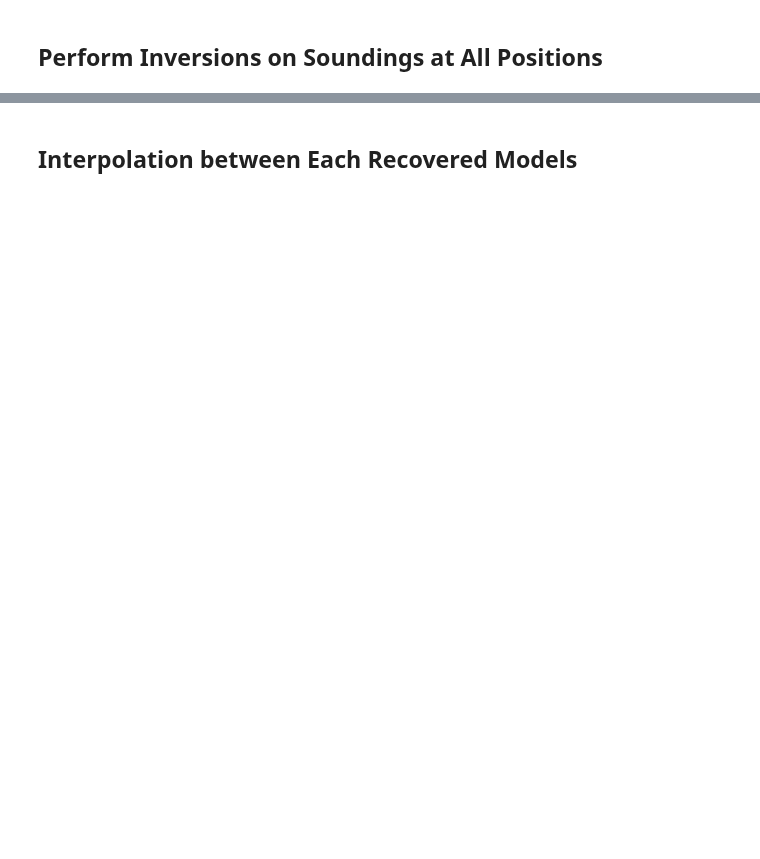
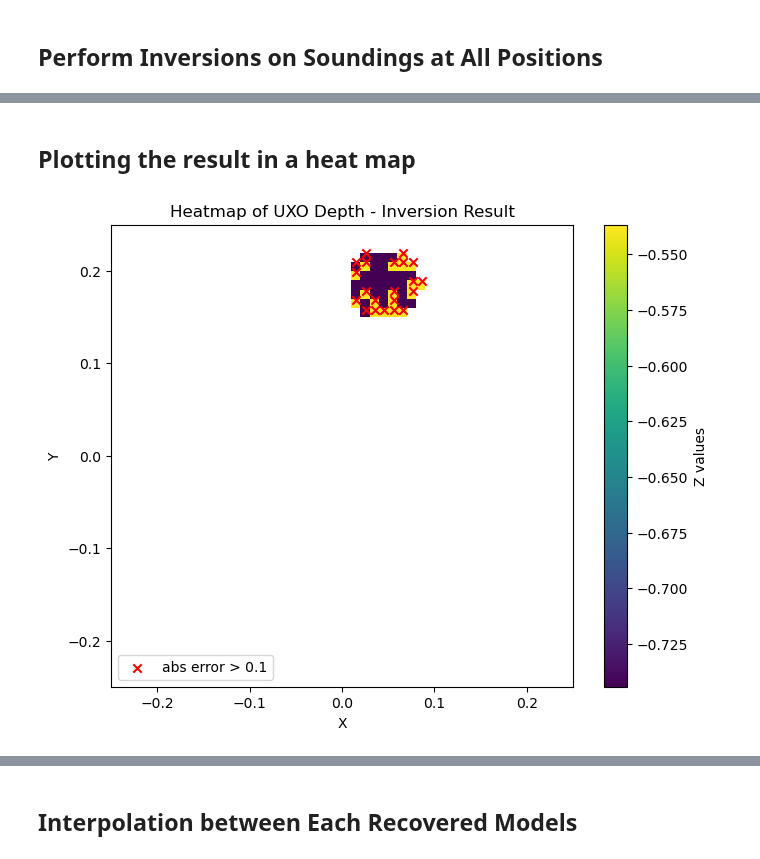
Before and after one commit to matthewhasman/Geophysical-Electromagnetic-Scanner, a Jupyter notebook: UXO_simulation/inversion_simulation_1D.ipynb, the cells around one changed output, grey strips where cells are left out. Saved outputs shown, nothing was run; the diff lists cells and outputs as text; code cells hidden in the pictures; blank space fills up the shorter version.

```diff
--- a/UXO_simulation/inversion_simulation_1D.ipynb
+++ b/UXO_simulation/inversion_simulation_1D.ipynb
@@ -132,0 +180,33 @@ plt.show()
+# %% [markdown]
+## Plotting the result in a heat map
+# %%
+X, Y = np.meshgrid(x_vals, y_vals)
+Z = np.ones(X.shape) * 3
+
+plt.figure(figsize=(8, 6))
+for i, data_index in enumerate(uxo_indx):
+    x = float(loaded_data[data_index]['x'])
+    y = float(loaded_data[data_index]['y'])
+    idx_x = list(x_vals).index(x)
+    idx_y = list(y_vals).index(y)
+
+    temp = list(inversion_list[i].log_conductivity_map * recovered_model_list[i])
+    max_index = temp.index(max(temp))
+    depth = sum(inversion_list[i].layer_thicknesses[:max_index])
+    layers, _ = loaded_earth.layers_at_pt((x, y))
+    if layers[0] - depth > 0.1:
+        plt.scatter(x, y, color='red', marker='x', label = "abs error > 0.1" if i==0 else "")
+    Z[idx_y, idx_x] = -depth
+
+Z_masked = np.where(Z == 3, np.nan, Z)
+
+# Step 4: Plot the heatmap using imshow
+plt.imshow(Z_masked, extent=[-0.25, 0.25, -0.25, 0.25], cmap='viridis', origin='lower')
+plt.colorbar(label='Z values')  # Show color bar
+plt.title('Heatmap of UXO Depth - Inversion Result')
+plt.xlabel('X')
+plt.ylabel('Y')
+plt.legend(loc="lower left")
+plt.show()
+# %% [output]
+[figure, added]
```
Also changed, not shown: parts of 12 cells of this notebook, 2 other files.
